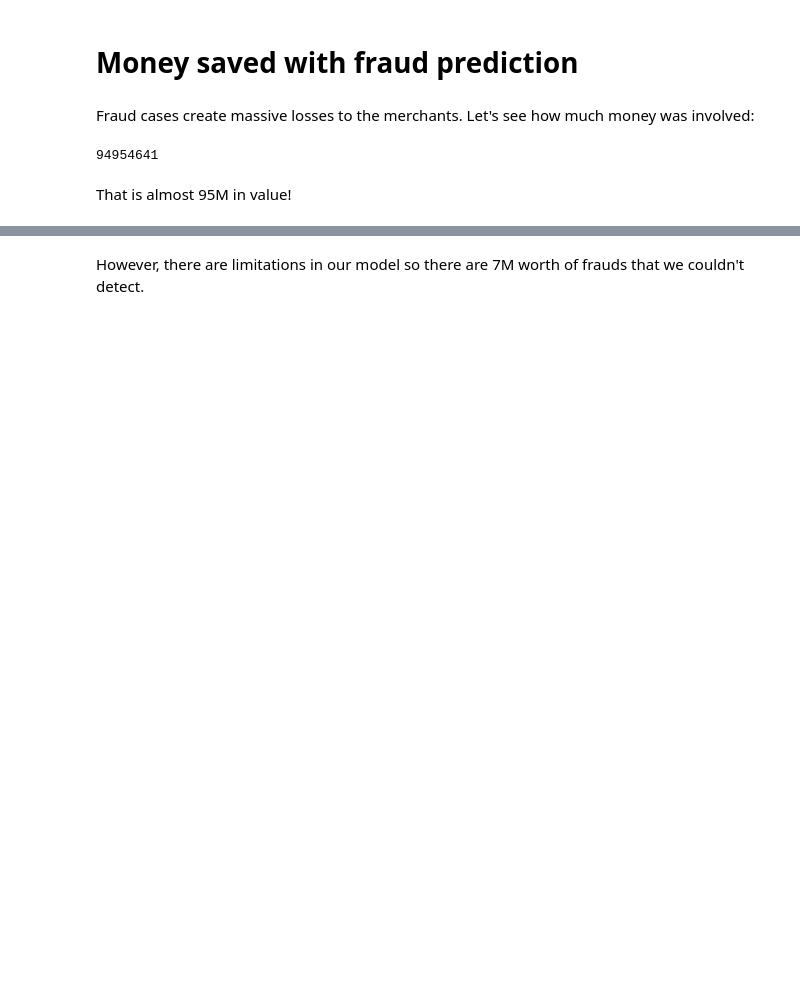
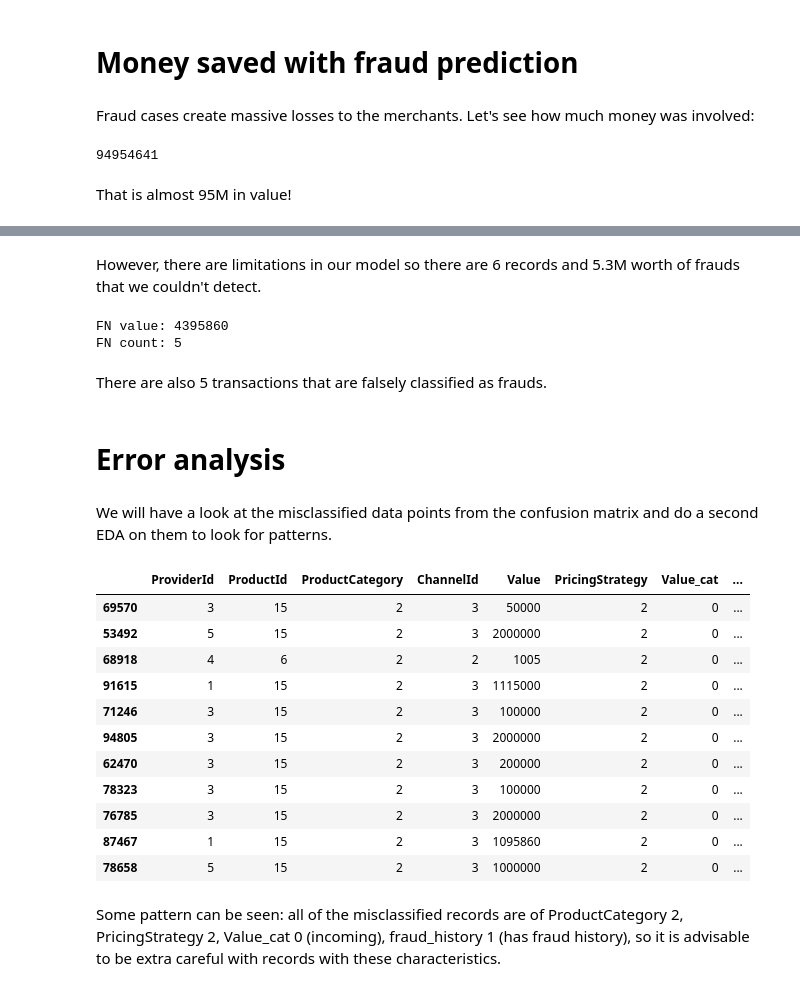
Before and after one commit to Ivyloeou/ML_Xente_Fraud_Detection, a Jupyter notebook: Fraud-detection-challenge.ipynb, the cells around one changed output, grey strips where cells are left out. Drawn from its saved outputs; the diff is of its cells as text; code cells hidden in the pictures; blank space fills up the shorter version.

```diff
--- a/Fraud-detection-challenge.ipynb
+++ b/Fraud-detection-challenge.ipynb
@@ -731,2 +801,34 @@ FP.sum()['Value']
 # %% [markdown]
-However, there are limitations in our model so there are 7M worth of frauds that we couldn't detect.
+However, there are limitations in our model so there are 6 records and 5.3M worth of frauds that we couldn't detect.
+# %%
+FN = df_prediction[(df_prediction['FraudResult'] == 0 ) & (df_prediction['Prediction'] == 1)]
+print(f'FN value:', FN.sum()['Value'])
+print(f'FN count:', FN.shape[0])
+# %% [output]
+FN value: 4395860
+FN count: 5
+# %% [markdown]
+There are also 5 transactions that are falsely classified as frauds.
+# %% [markdown]
+# Error analysis
+# %% [markdown]
+We will have a look at the misclassified data points from the confusion matrix and do a second EDA on them to look for patterns.
+# %%
+# Looking at all 11 misclassified transactions
+missclass = FP.append(FN)
+missclass
+# %% [output]
+|  | ProviderId | ProductId | ProductCategory | ChannelId | Value | PricingStrategy | Value_cat | ... |
+| 69570 | 3 | 15 | 2 | 3 | 50000 | 2 | 0 | ... |
+| 53492 | 5 | 15 | 2 | 3 | 2000000 | 2 | 0 | ... |
+| 68918 | 4 | 6 | 2 | 2 | 1005 | 2 | 0 | ... |
+| 91615 | 1 | 15 | 2 | 3 | 1115000 | 2 | 0 | ... |
+| 71246 | 3 | 15 | 2 | 3 | 100000 | 2 | 0 | ... |
+| 94805 | 3 | 15 | 2 | 3 | 2000000 | 2 | 0 | ... |
+| 62470 | 3 | 15 | 2 | 3 | 200000 | 2 | 0 | ... |
+| 78323 | 3 | 15 | 2 | 3 | 100000 | 2 | 0 | ... |
+| 76785 | 3 | 15 | 2 | 3 | 2000000 | 2 | 0 | ... |
+| 87467 | 1 | 15 | 2 | 3 | 1095860 | 2 | 0 | ... |
+| 78658 | 5 | 15 | 2 | 3 | 1000000 | 2 | 0 | ... |
+# %% [markdown]
+Some pattern can be seen: all of the misclassified records are of ProductCategory 2, PricingStrategy 2, Value_cat 0 (incoming), fraud_history 1 (has fraud history), so it is advisable to be extra careful with records with these characteristics.
```
Also changed, not shown: parts of 13 cells of this notebook.
